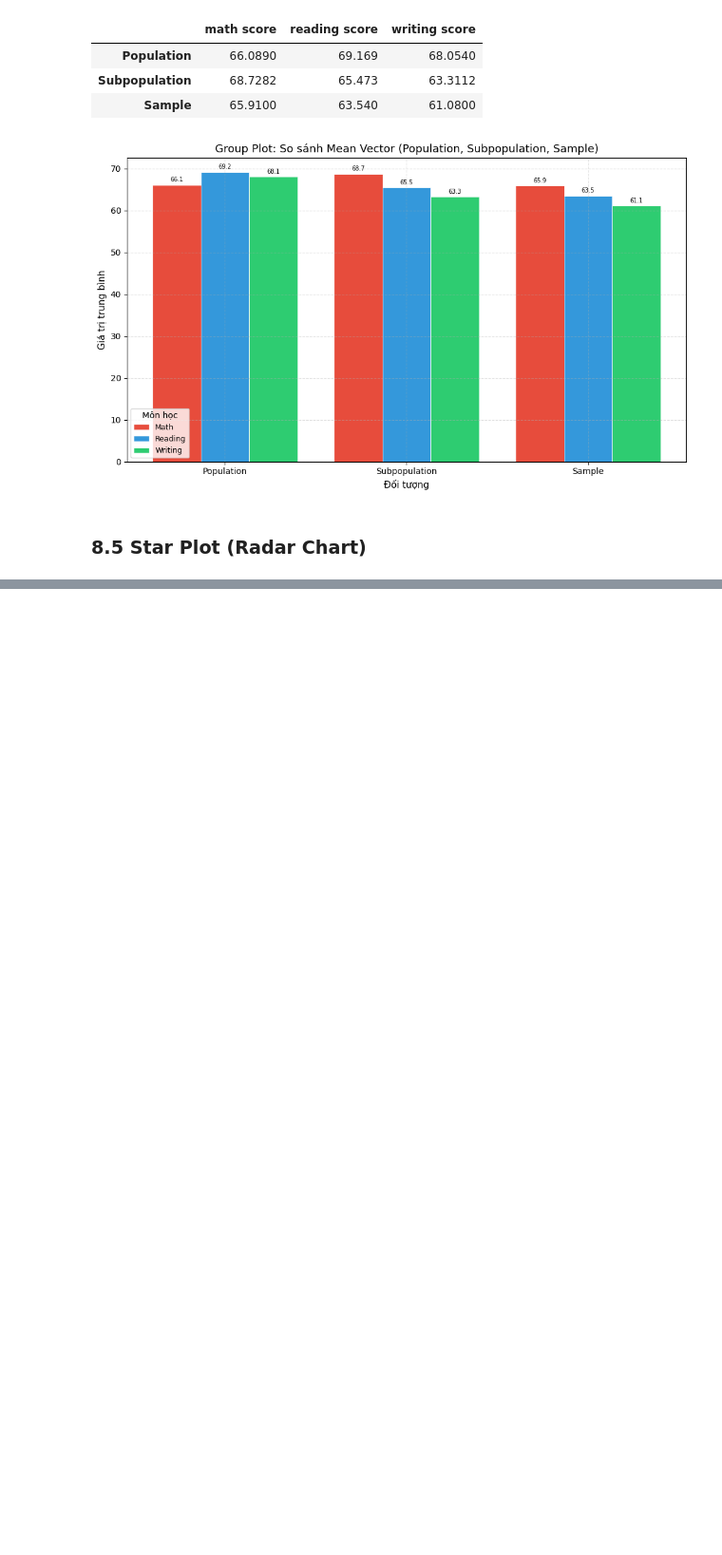
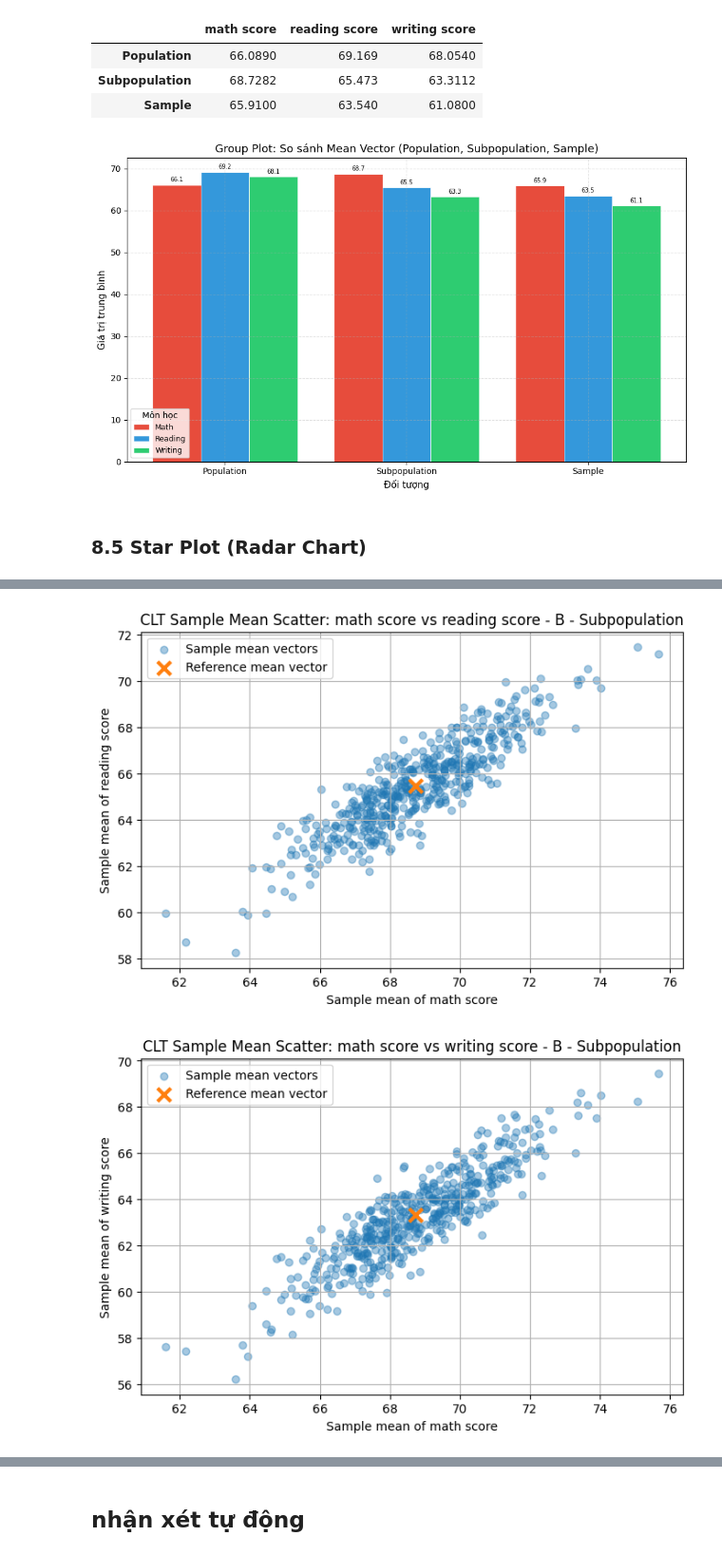
Before and after one commit to ntnthinh205/gk_msa, a Jupyter notebook: multivariate_statistics.ipynb, the cells around one changed output, grey strips where cells are left out. Shown at 95% size. Saved outputs shown, nothing was run; the diff lists cells and outputs as text; code cells hidden in the pictures; blank space fills up the shorter version.

```diff
--- a/multivariate_statistics.ipynb
+++ b/multivariate_statistics.ipynb
@@ -3214,0 +3695,48 @@ plt.show()
+# %%
+def plot_clt_sample_mean_scatter(clt_result_df, reference_mean_vector, score_cols, reference_name):
+    """
+    Vẽ scatter plot của các sample mean vector theo từng cặp biến.
+    """
+
+    for i in range(len(score_cols)):
+        for j in range(i + 1, len(score_cols)):
+            x_col = score_cols[i]
+            y_col = score_cols[j]
+
+            x_mean_col = f"{x_col}_mean"
+            y_mean_col = f"{y_col}_mean"
+
+            plt.figure()
+
+            plt.scatter(
+                clt_result_df[x_mean_col],
+                clt_result_df[y_mean_col],
+                alpha=0.4,
+                label="Sample mean vectors"
+            )
+
+            plt.scatter(
+                reference_mean_vector[x_col],
+                reference_mean_vector[y_col],
+                marker="x",
+                s=120,
+                linewidths=3,
+                label="Reference mean vector"
+            )
+
+            plt.xlabel(f"Sample mean of {x_col}")
+            plt.ylabel(f"Sample mean of {y_col}")
+            plt.title(f"CLT Sample Mean Scatter: {x_col} vs {y_col} - {reference_name}")
+            plt.legend()
+            plt.grid(True)
+            plt.show()
+# %%
+plot_clt_sample_mean_scatter(
+    clt_result_df=clt_result_df,
+    reference_mean_vector=clt_reference_mean_vector,
+    score_cols=score_cols,
+    reference_name=clt_reference_name
+)
+# %% [output]
+[figure, added]
+[figure, added]
@@ -3214,0 +3744,2 @@ plt.show()
+# %% [markdown]
+## nhận xét tự động
```
Also changed, not shown: parts of 23 cells of this notebook.
